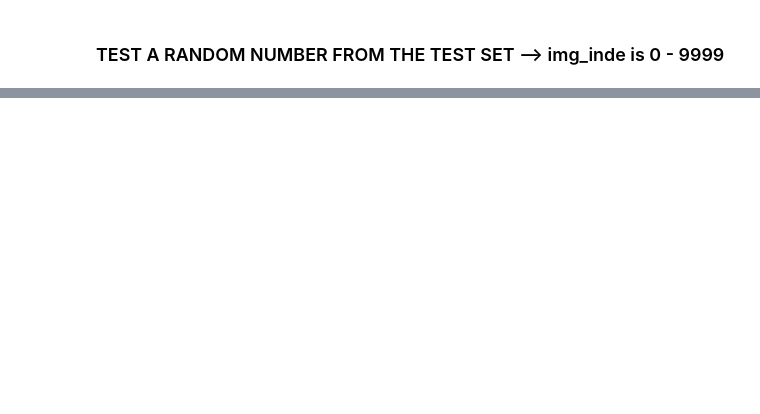
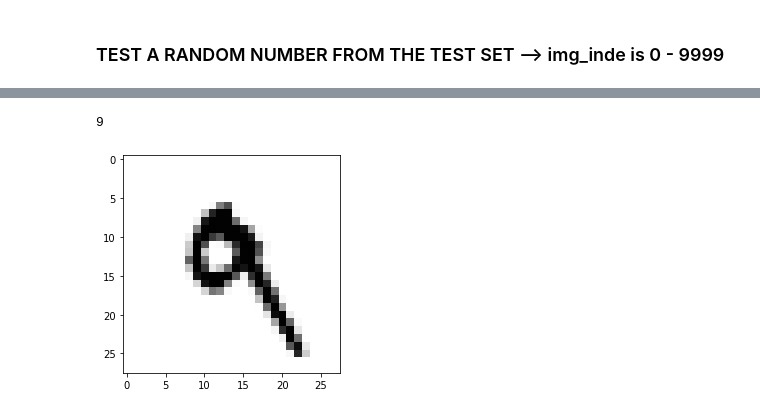
Before and after one commit to MustafaAli789/native-ann, a Jupyter notebook: General-Neural-Network.ipynb, the cells around one changed output, grey strips where cells are left out. Drawn from its saved outputs; the diff is of its cells as text; code cells hidden in the pictures; blank space fills up the shorter version.

```diff
--- a/General-Neural-Network.ipynb
+++ b/General-Neural-Network.ipynb
@@ -548,5 +651,5 @@ get_test_accuracy(test_mnist_net)
 ### TEST A RANDOM NUMBER FROM THE TEST SET --> img_inde is 0 - 9999
 # %%
 def test(img_index, net):
-    plt.imshow(X_test[:, img_index].reshape(28, 28))
-    print(np.argmax(net.predict(X_test[:, img_index].reshape(784, 1)), 0))
+    plt.imshow(test_images[:, img_index].reshape(28, 28), cmap='Greys', interpolation='nearest')
+    print(np.argmax(net.predict(test_images[:, img_index].reshape(784, 1)), 0)[0])
@@ -557,0 +656,5 @@ test(999, test_mnist_net)
+# %%
+test(7, testnet)
+# %% [output]
+9
+[figure, added]
```
Also changed, not shown: parts of 32 cells of this notebook, 9 other files.
